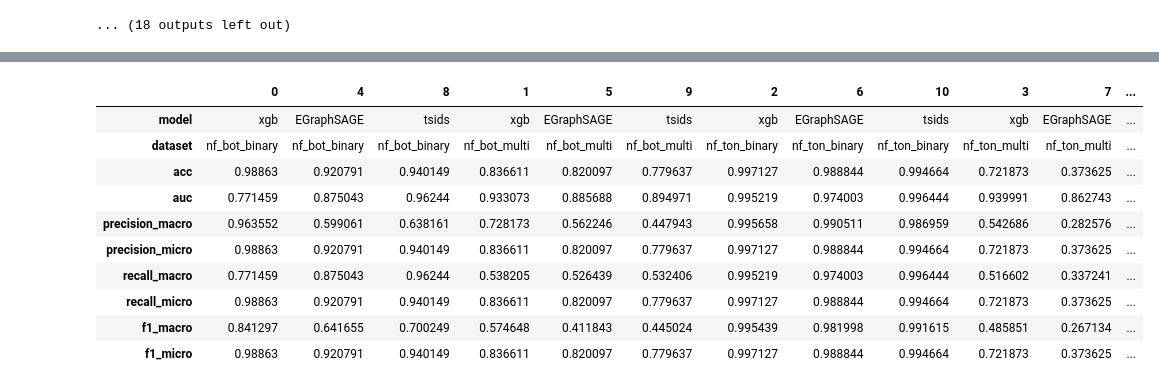
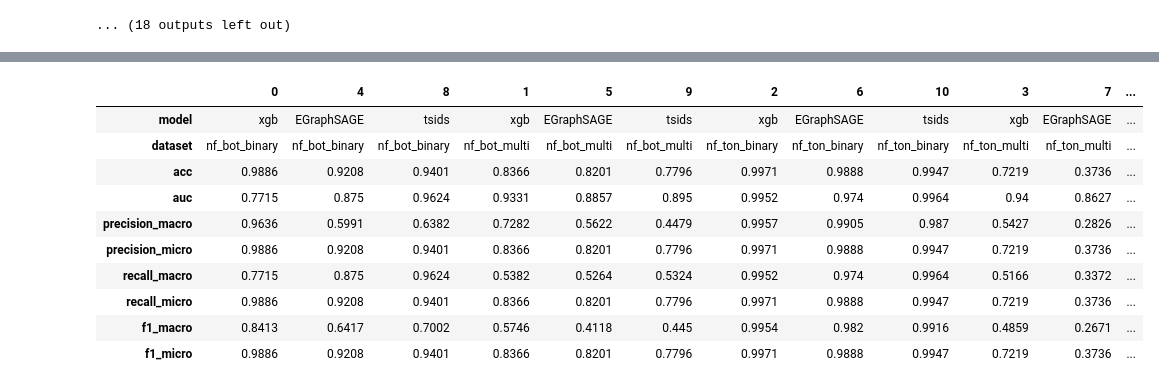
Before and after one commit to hoangntc/TS-IDS, a Jupyter notebook: experiment/4_evaluation.ipynb, the cells around one changed output, grey strips where cells are left out. Drawn from its saved outputs; the diff is of its cells as text; code cells hidden in the pictures.

```diff
--- a/experiment/4_evaluation.ipynb
+++ b/experiment/4_evaluation.ipynb
@@ -170,23 +179,23 @@ See the caveats in the documentation: https://pandas.pydata.org/pandas-docs/stab
 # %%
 df_baseline = pd.DataFrame(results)
 df_baseline.columns = [
     'model', 'dataset', 'acc', 'auc',
     'precision_macro', 'precision_micro',
     'recall_macro', 'recall_micro', 'f1_macro', 'f1_micro',
 ]
-df_baseline.sort_values('dataset').T
+df_baseline.sort_values('dataset').round(4).T
 # %% [output]
 |  | 0 | 4 | 8 | 1 | 5 | 9 | 2 | 6 | 10 | 3 | 7 | ... |
 | model | xgb | EGraphSAGE | tsids | xgb | EGraphSAGE | tsids | xgb | EGraphSAGE | tsids | xgb | EGraphSAGE | ... |
 | dataset | nf_bot_binary | nf_bot_binary | nf_bot_binary | nf_bot_multi | nf_bot_multi | nf_bot_multi | nf_ton_binary | nf_ton_binary | nf_ton_binary | nf_ton_multi | nf_ton_multi | ... |
-| acc | 0.98863 | 0.920791 | 0.940149 | 0.836611 | 0.820097 | 0.779637 | 0.997127 | 0.988844 | 0.994664 | 0.721873 | 0.373625 | ... |
-| auc | 0.771459 | 0.875043 | 0.96244 | 0.933073 | 0.885688 | 0.894971 | 0.995219 | 0.974003 | 0.996444 | 0.939991 | 0.862743 | ... |
-| precision_macro | 0.963552 | 0.599061 | 0.638161 | 0.728173 | 0.562246 | 0.447943 | 0.995658 | 0.990511 | 0.986959 | 0.542686 | 0.282576 | ... |
-| precision_micro | 0.98863 | 0.920791 | 0.940149 | 0.836611 | 0.820097 | 0.779637 | 0.997127 | 0.988844 | 0.994664 | 0.721873 | 0.373625 | ... |
-| recall_macro | 0.771459 | 0.875043 | 0.96244 | 0.538205 | 0.526439 | 0.532406 | 0.995219 | 0.974003 | 0.996444 | 0.516602 | 0.337241 | ... |
-| recall_micro | 0.98863 | 0.920791 | 0.940149 | 0.836611 | 0.820097 | 0.779637 | 0.997127 | 0.988844 | 0.994664 | 0.721873 | 0.373625 | ... |
-| f1_macro | 0.841297 | 0.641655 | 0.700249 | 0.574648 | 0.411843 | 0.445024 | 0.995439 | 0.981998 | 0.991615 | 0.485851 | 0.267134 | ... |
-| f1_micro | 0.98863 | 0.920791 | 0.940149 | 0.836611 | 0.820097 | 0.779637 | 0.997127 | 0.988844 | 0.994664 | 0.721873 | 0.373625 | ... |
+| acc | 0.9886 | 0.9208 | 0.9401 | 0.8366 | 0.8201 | 0.7796 | 0.9971 | 0.9888 | 0.9947 | 0.7219 | 0.3736 | ... |
+| auc | 0.7715 | 0.875 | 0.9624 | 0.9331 | 0.8857 | 0.895 | 0.9952 | 0.974 | 0.9964 | 0.94 | 0.8627 | ... |
+| precision_macro | 0.9636 | 0.5991 | 0.6382 | 0.7282 | 0.5622 | 0.4479 | 0.9957 | 0.9905 | 0.987 | 0.5427 | 0.2826 | ... |
+| precision_micro | 0.9886 | 0.9208 | 0.9401 | 0.8366 | 0.8201 | 0.7796 | 0.9971 | 0.9888 | 0.9947 | 0.7219 | 0.3736 | ... |
+| recall_macro | 0.7715 | 0.875 | 0.9624 | 0.5382 | 0.5264 | 0.5324 | 0.9952 | 0.974 | 0.9964 | 0.5166 | 0.3372 | ... |
+| recall_micro | 0.9886 | 0.9208 | 0.9401 | 0.8366 | 0.8201 | 0.7796 | 0.9971 | 0.9888 | 0.9947 | 0.7219 | 0.3736 | ... |
+| f1_macro | 0.8413 | 0.6417 | 0.7002 | 0.5746 | 0.4118 | 0.445 | 0.9954 | 0.982 | 0.9916 | 0.4859 | 0.2671 | ... |
+| f1_micro | 0.9886 | 0.9208 | 0.9401 | 0.8366 | 0.8201 | 0.7796 | 0.9971 | 0.9888 | 0.9947 | 0.7219 | 0.3736 | ... |
 # %%
 # results = []
 # paths = glob.glob('../output/model=*.csv')
```
Also changed, not shown: parts of 1 cell of this notebook, 10 other files.
